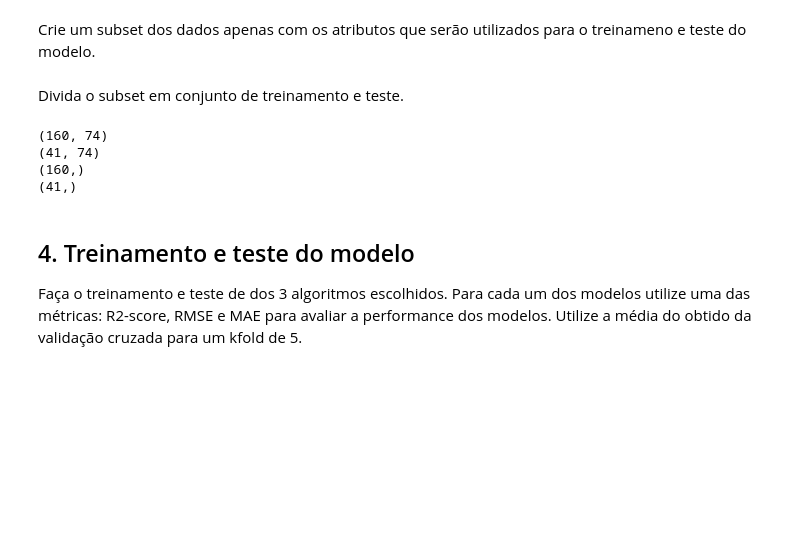
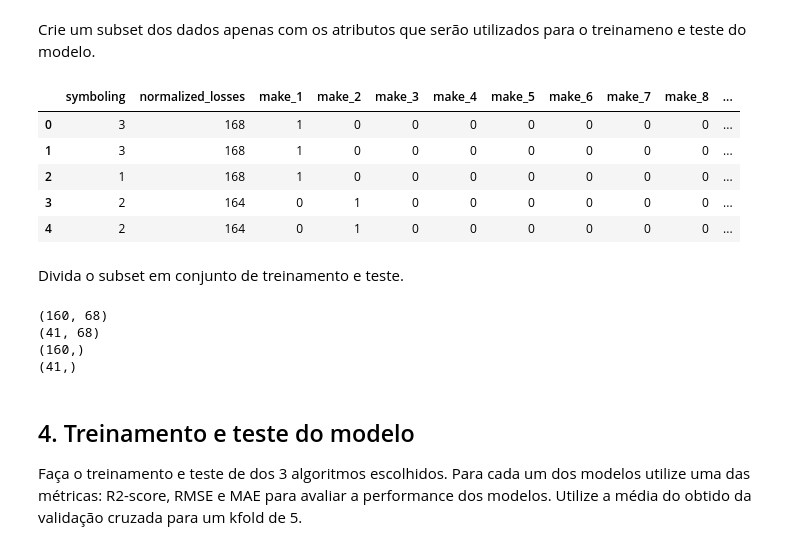
Before and after one commit to douglaslb/machine-learning-nac, a Jupyter notebook: base-proj.ipynb, the cells around one changed output. Cells and saved outputs as stored; diff of their text form; code cells hidden in the pictures; blank space fills up the shorter version.

```diff
--- a/base-proj.ipynb
+++ b/base-proj.ipynb
@@ -322,3 +283,14 @@ y = df['price']
+# %%
+#Dado a matriz de correlação, entendemos que as colunas removidas de 'x' possuem, baixa relevancia com o preço
+x = df.drop(['price','symboling','peak_rpm','normalized_losses','height','stroke','compression_ratio'], axis=1)
+y = df['price']
+# %% [output]
+|  | symboling | normalized_losses | make_1 | make_2 | make_3 | make_4 | make_5 | make_6 | make_7 | make_8 | ... |
+| 0 | 3 | 168 | 1 | 0 | 0 | 0 | 0 | 0 | 0 | 0 | ... |
+| 1 | 3 | 168 | 1 | 0 | 0 | 0 | 0 | 0 | 0 | 0 | ... |
+| 2 | 1 | 168 | 1 | 0 | 0 | 0 | 0 | 0 | 0 | 0 | ... |
+| 3 | 2 | 164 | 0 | 1 | 0 | 0 | 0 | 0 | 0 | 0 | ... |
+| 4 | 2 | 164 | 0 | 1 | 0 | 0 | 0 | 0 | 0 | 0 | ... |
 # %% [markdown]
 Divida o subset em conjunto de treinamento e teste.
 # %%
@@ -340,8 +312,8 @@ print(x_teste.shape)
 print(y_treino.shape)
 print(y_teste.shape)
 # %% [output]
-(160, 74)
-(41, 74)
+(160, 68)
+(41, 68)
 (160,)
 (41,)
 # %% [markdown]
```
Also changed, not shown: parts of 6 cells of this notebook.
